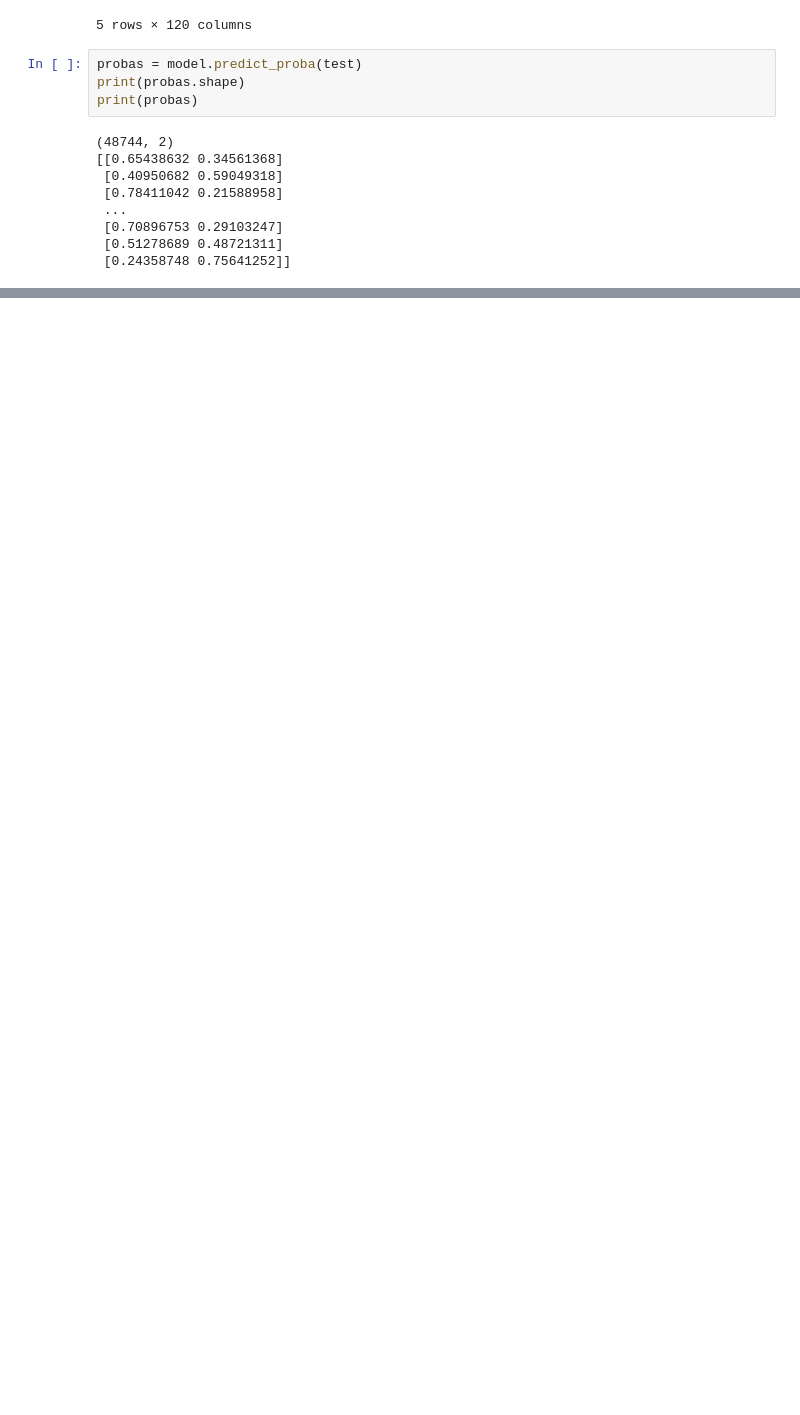
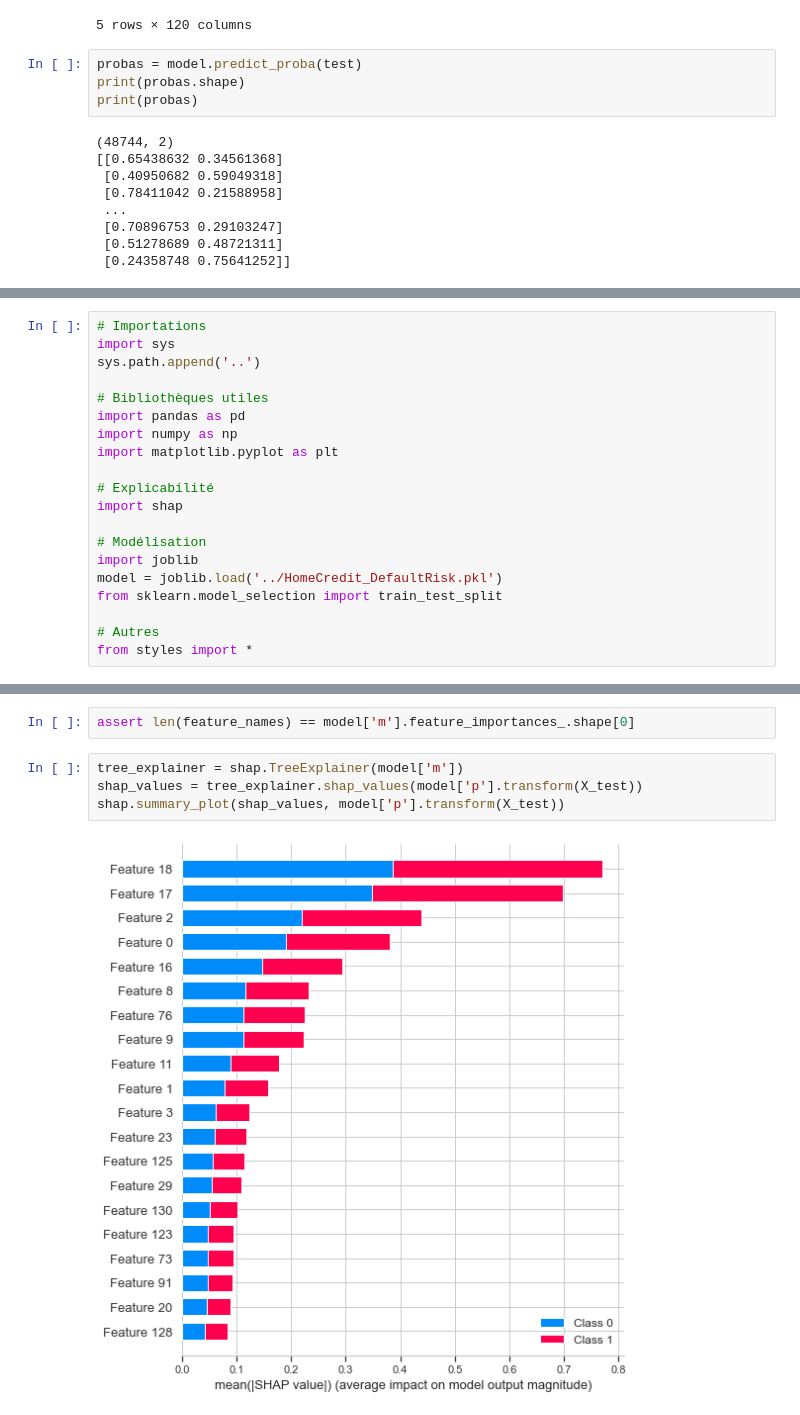
Before and after one commit to gitadum/credit_risk_rating, a Jupyter notebook: 00_notebooks/03_Modelling.ipynb, the cells around one changed output, grey strips where cells are left out. Saved outputs shown, nothing was run; the diff lists cells and outputs as text; blank space fills up the shorter version.

```diff
--- a/00_notebooks/03_Modelling.ipynb
+++ b/00_notebooks/03_Modelling.ipynb
@@ -1923,0 +2114,20 @@ print(probas)
+# %%
+# Importations
+import sys
+sys.path.append('..')
+
+# Bibliothèques utiles
+import pandas as pd
+import numpy as np
+import matplotlib.pyplot as plt
+
+# Explicabilité
+import shap
+
+# Modélisation
+import joblib
+model = joblib.load('../HomeCredit_DefaultRisk.pkl')
+from sklearn.model_selection import train_test_split
+
+# Autres
+from styles import *
@@ -1923,0 +2177,8 @@ print(probas)
+# %%
+assert len(feature_names) == model['m'].feature_importances_.shape[0]
+# %%
+tree_explainer = shap.TreeExplainer(model['m'])
+shap_values = tree_explainer.shap_values(model['p'].transform(X_test))
+shap.summary_plot(shap_values, model['p'].transform(X_test))
+# %% [output]
+[figure, added]
```
Also changed, not shown: parts of 23 cells of this notebook.
